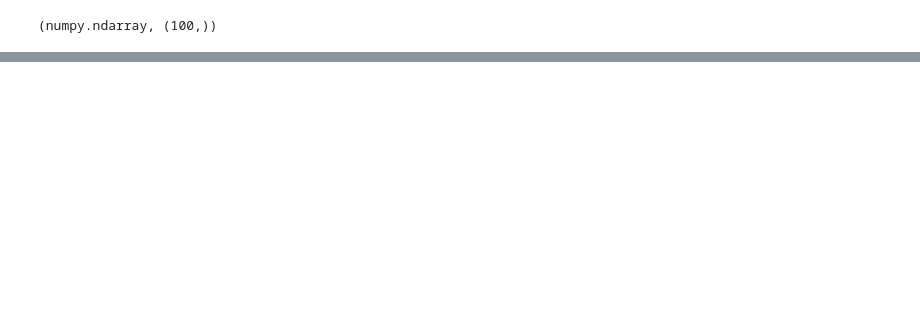
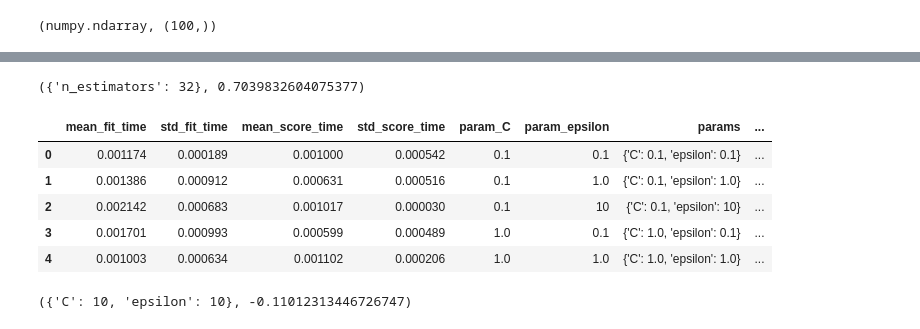
Before and after one commit to mathver/VERON_NEPVEUX_PROJECT, a Jupyter notebook: veron_nepveux_project/panda.ipynb, the cells around one changed output, grey strips where cells are left out. Drawn from its saved outputs; the diff is of its cells as text; code cells hidden in the pictures; blank space fills up the shorter version.

```diff
--- a/veron_nepveux_project/panda.ipynb
+++ b/veron_nepveux_project/panda.ipynb
@@ -324,0 +336,13 @@ print(X_tr)
+# %%
+knr = KNeighborsRegressor()
+knr_gs = GridSearchCV(
+    knr,
+    {
+        "n_neighbors": range(5, 15),
+        "weights": ("uniform", "distance"),
+    }
+)
+# %%
+knr_gs.fit(X_tr, y_tr)
+knr_df = pd.DataFrame(knr_gs.cv_results_)
+knr_df.head()
@@ -324,0 +362,12 @@ print(X_tr)
+# %%
+rfr = RandomForestRegressor()
+rfr_gs = GridSearchCV(
+    rfr,
+    {
+        "n_estimators": (8 , 16, 32, 64, 128, 256),
+    }
+)
+# %%
+rfr_gs.fit(X_tr, y_tr)
+rfr_df = pd.DataFrame(rfr_gs.cv_results_)
+rfr_df.head()
@@ -324,0 +381,4 @@ print(X_tr)
+# %%
+rfr_gs.best_params_, rfr_gs.best_score_
+# %% [output]
+({'n_estimators': 32}, 0.7039832604075377)
@@ -324,0 +387,24 @@ print(X_tr)
+# %%
+svr = SVR()
+svr_gs = GridSearchCV(
+    svr,
+    {
+        "C": (0.1, 1.0, 10),
+        "epsilon": (0.1, 1.0, 10),
+    }
+)
+svr_gs.fit(X_tr, y_tr)
+
+svr_df = pd.DataFrame(svr_gs.cv_results_)
+svr_df.head()
+# %% [output]
+|  | mean_fit_time | std_fit_time | mean_score_time | std_score_time | param_C | param_epsilon | params | ... |
+| 0 | 0.001174 | 0.000189 | 0.001000 | 0.000542 | 0.1 | 0.1 | {'C': 0.1, 'epsilon': 0.1} | ... |
+| 1 | 0.001386 | 0.000912 | 0.000631 | 0.000516 | 0.1 | 1.0 | {'C': 0.1, 'epsilon': 1.0} | ... |
+| 2 | 0.002142 | 0.000683 | 0.001017 | 0.000030 | 0.1 | 10 | {'C': 0.1, 'epsilon': 10} | ... |
+| 3 | 0.001701 | 0.000993 | 0.000599 | 0.000489 | 1.0 | 0.1 | {'C': 1.0, 'epsilon': 0.1} | ... |
+| 4 | 0.001003 | 0.000634 | 0.001102 | 0.000206 | 1.0 | 1.0 | {'C': 1.0, 'epsilon': 1.0} | ... |
+# %%
+svr_gs.best_params_, svr_gs.best_score_
+# %% [output]
+({'C': 10, 'epsilon': 10}, -0.11012313446726747)
```
Also changed, not shown: parts of 49 cells of this notebook.
